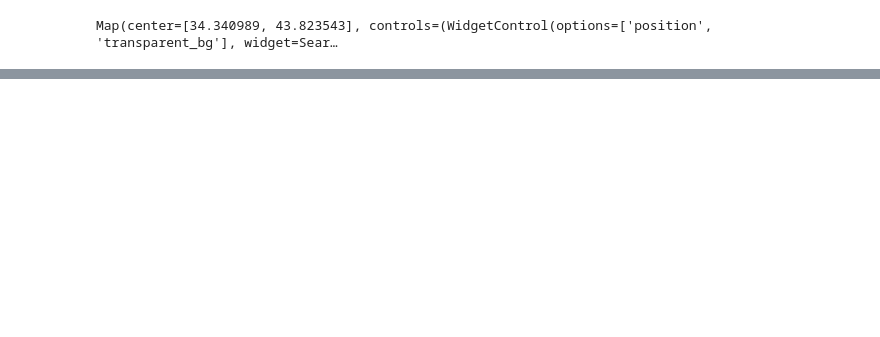
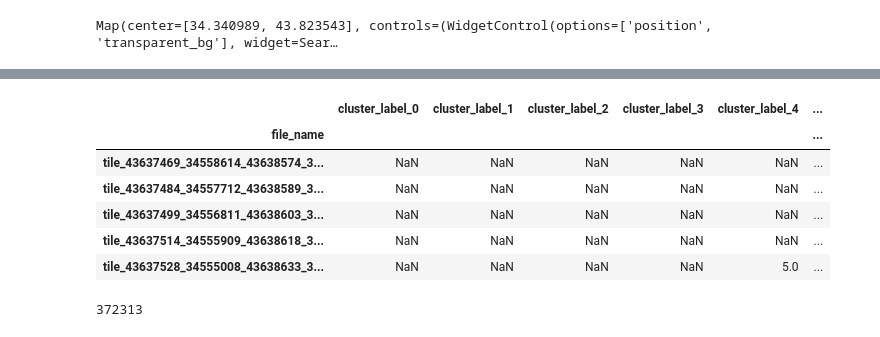
Before and after one commit to JamesChamberlainw/heritage-monitoring-kit, a Jupyter notebook: generate_map.ipynb, the cells around one changed output, grey strips where cells are left out. Cells and saved outputs as stored; diff of their text form; code cells hidden in the pictures; blank space fills up the shorter version.

```diff
--- a/generate_map.ipynb
+++ b/generate_map.ipynb
@@ -162,0 +231,4 @@ m.add_gdf(subregions, layer_name="Subregions", style={"color": "blue", "fillColo
+# %%
+# merge into one GeoDataFrame
+points_list = [water_points, agricultural_points, urban_points]
+labels = pd.concat(points_list, ignore_index=True)
@@ -164,0 +621,4 @@ m.add_gdf(subregions, layer_name="Subregions", style={"color": "blue", "fillColo
+# %%
+c = cluster(chunks, df1, points=labels)
+matrix = c.fit(kmeans_clustering)
+c.build_row_labels()
@@ -164,0 +893,14 @@ m.add_gdf(subregions, layer_name="Subregions", style={"color": "blue", "fillColo
+# %%
+c.df_sparse.head()
+# %% [output]
+|  | cluster_label_0 | cluster_label_1 | cluster_label_2 | cluster_label_3 | cluster_label_4 | ... |
+| file_name |  |  |  |  |  | ... |
+| tile_43637469_34558614_43638574_3... | NaN | NaN | NaN | NaN | NaN | ... |
+| tile_43637484_34557712_43638589_3... | NaN | NaN | NaN | NaN | NaN | ... |
+| tile_43637499_34556811_43638603_3... | NaN | NaN | NaN | NaN | NaN | ... |
+| tile_43637514_34555909_43638618_3... | NaN | NaN | NaN | NaN | NaN | ... |
+| tile_43637528_34555008_43638633_3... | NaN | NaN | NaN | NaN | 5.0 | ... |
+# %%
+len(df1)
+# %% [output]
+372313
```
Also changed, not shown: parts of 33 cells of this notebook.
